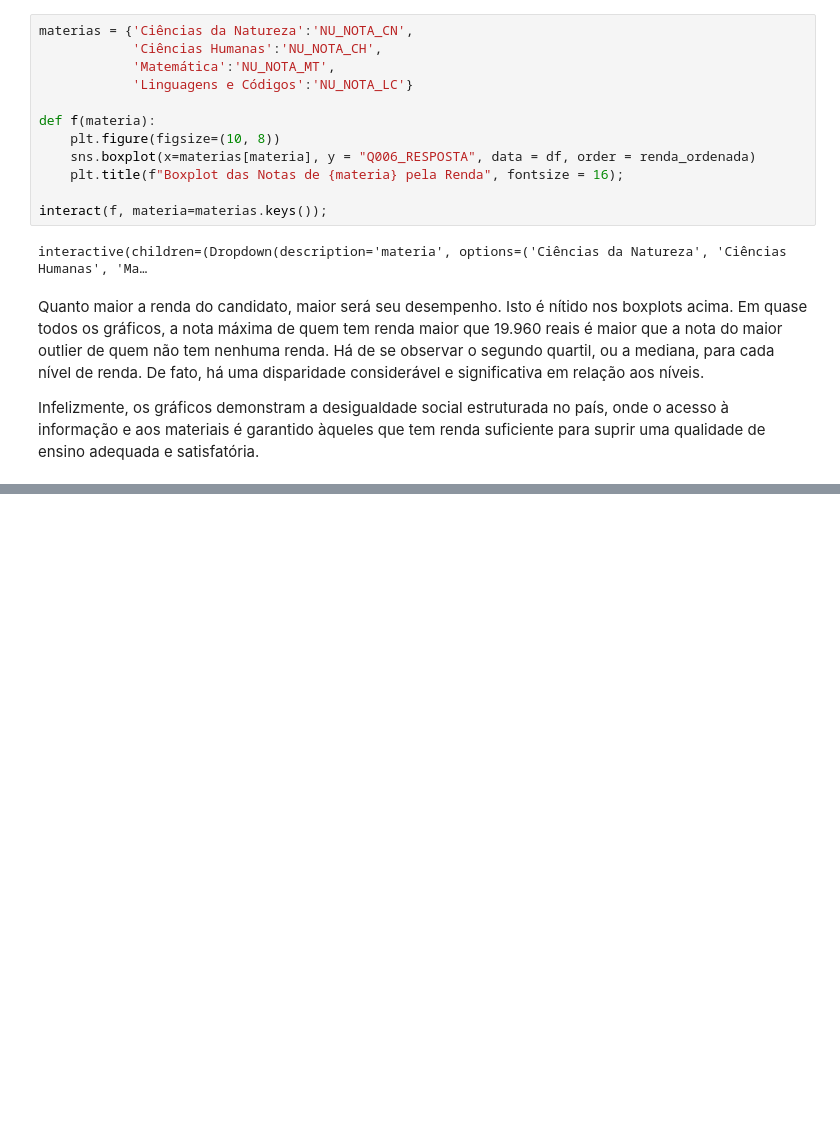
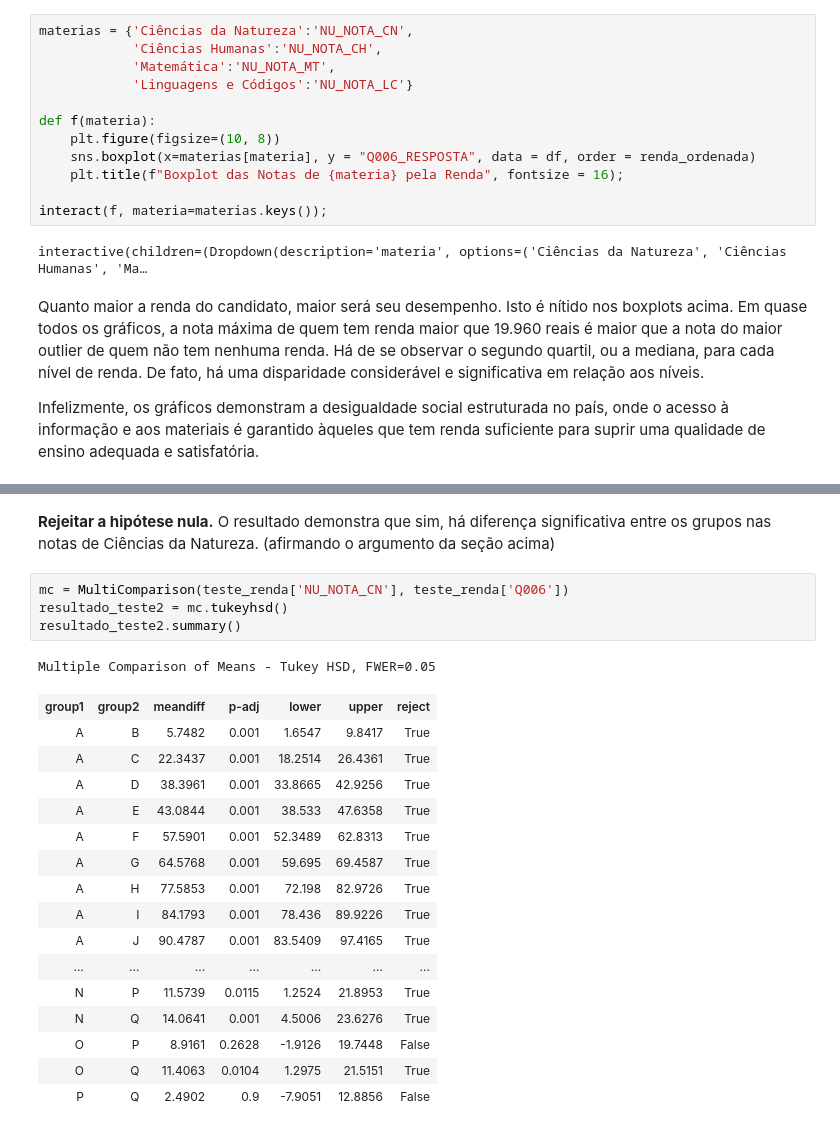
Before and after one commit to DaviReisVieira/Projeto-2-CDados, a Jupyter notebook: Análise Exploratória e Modelo.ipynb, the cells around one changed output, grey strips where cells are left out. Saved outputs shown, nothing was run; the diff lists cells and outputs as text; blank space fills up the shorter version.

```diff
--- a/Análise Exploratória e Modelo.ipynb
+++ b/Análise Exploratória e Modelo.ipynb
@@ -415,0 +570,24 @@ Infelizmente, os gráficos demonstram a desigualdade social estruturada no país
+# %% [markdown]
+**Rejeitar a hipótese nula.** O resultado demonstra que sim, há diferença significativa entre os grupos nas notas de Ciências da Natureza. (afirmando o argumento da seção acima)
+# %%
+mc = MultiComparison(teste_renda['NU_NOTA_CN'], teste_renda['Q006'])
+resultado_teste2 = mc.tukeyhsd()
+resultado_teste2.summary()
+# %% [output]
+Multiple Comparison of Means - Tukey HSD, FWER=0.05
+| group1 | group2 | meandiff | p-adj | lower | upper | reject |
+| A | B | 5.7482 | 0.001 | 1.6547 | 9.8417 | True |
+| A | C | 22.3437 | 0.001 | 18.2514 | 26.4361 | True |
+| A | D | 38.3961 | 0.001 | 33.8665 | 42.9256 | True |
+| A | E | 43.0844 | 0.001 | 38.533 | 47.6358 | True |
+| A | F | 57.5901 | 0.001 | 52.3489 | 62.8313 | True |
+| A | G | 64.5768 | 0.001 | 59.695 | 69.4587 | True |
+| A | H | 77.5853 | 0.001 | 72.198 | 82.9726 | True |
+| A | I | 84.1793 | 0.001 | 78.436 | 89.9226 | True |
+| A | J | 90.4787 | 0.001 | 83.5409 | 97.4165 | True |
+| ... | ... | ... | ... | ... | ... | ... |
+| N | P | 11.5739 | 0.0115 | 1.2524 | 21.8953 | True |
+| N | Q | 14.0641 | 0.001 | 4.5006 | 23.6276 | True |
+| O | P | 8.9161 | 0.2628 | -1.9126 | 19.7448 | False |
+| O | Q | 11.4063 | 0.0104 | 1.2975 | 21.5151 | True |
+| P | Q | 2.4902 | 0.9 | -7.9051 | 12.8856 | False |
```
Also changed, not shown: parts of 31 cells of this notebook.
